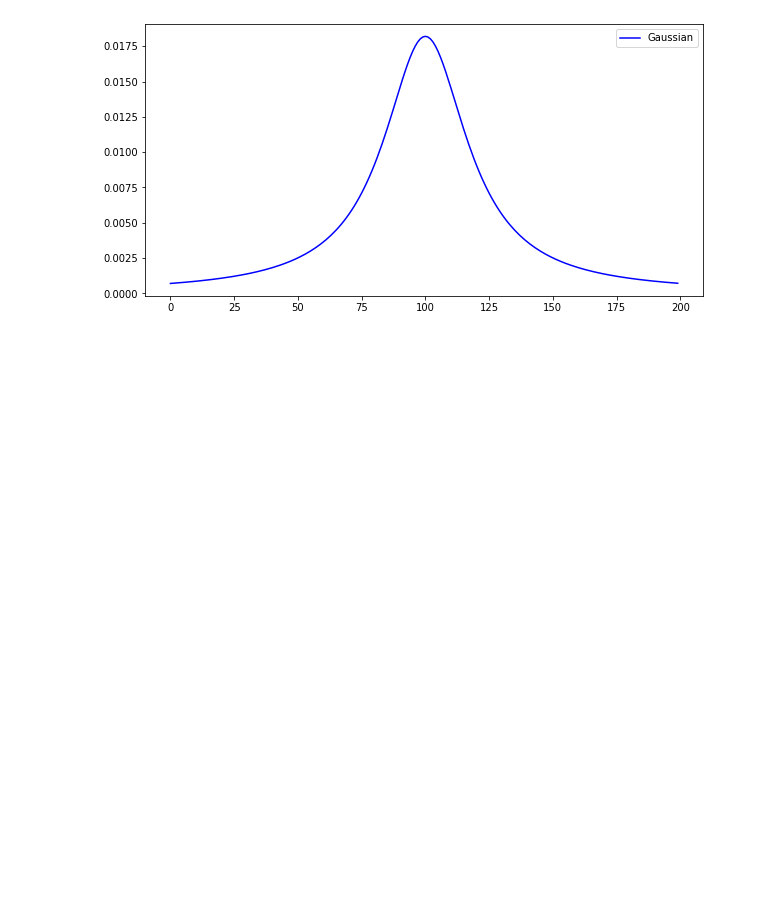
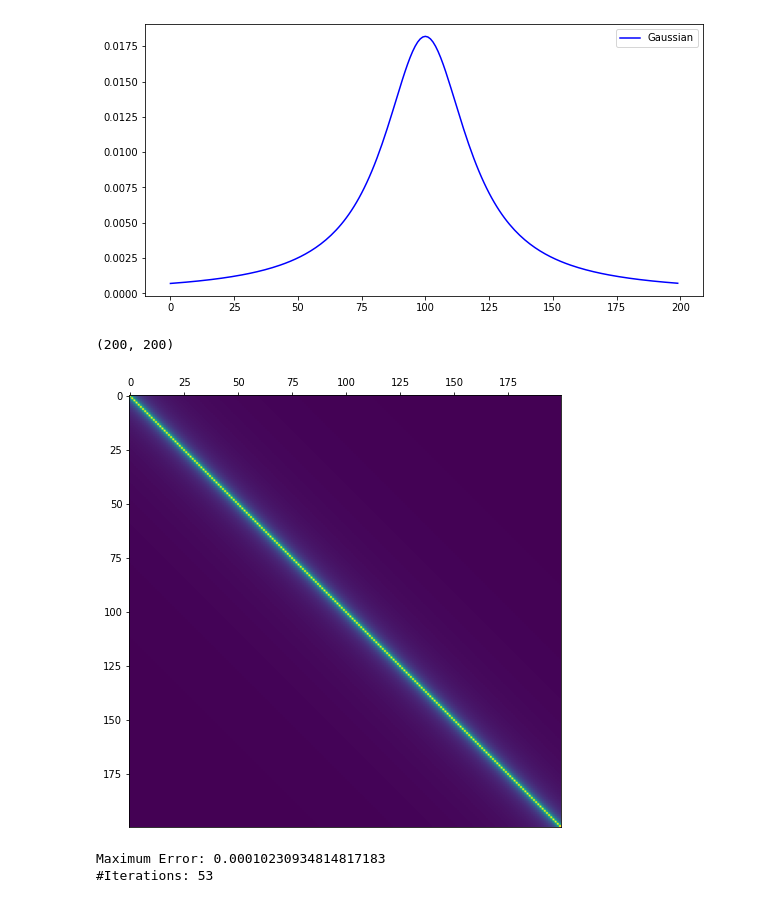
Before and after one commit to ramanakshay/Optimal-Transport, a Jupyter notebook: notebooks/dispersion_simulation.ipynb, the cells around one changed output. Saved outputs shown, nothing was run; the diff lists cells and outputs as text; code cells hidden in the pictures; blank space fills up the shorter version.

```diff
--- a/notebooks/dispersion_simulation.ipynb
+++ b/notebooks/dispersion_simulation.ipynb
@@ -363,10 +364,10 @@ def Lorentzian(size):
 n = 2
 size = 200
 
-B = np.empty((n,size), float)
+A = np.empty((n,size), float)
 # All marginals are the same
 for i in range(n):
-  B[i] = Lorentzian(size)
+  A[i] = Lorentzian(size)
 x = np.array([[i,] for i in range(size)]) # defining the space
 X = np.tile(x.T,(n,1))
 # %%
@@ -377,3 +378,11 @@ plt.legend()
 plt.show()
 # %% [output]
 [figure]
+# %%
+C = find_cost_tensor(X)
+print(C.shape)
+#Cm = np.sum(C,axis = (2))
+plot_matrix(C,x,x)
+# %% [output]
+(200, 200)
+[figure, added]
@@ -379,0 +391,8 @@ plt.show()
+# %%
+output=solver.auto_sinkhorn(1e-3,1e-4,initial="random")
+P = output[0]
+Ae = output[1]
+U=1e-3*np.log(Ae)
+# %% [output]
+Maximum Error: 0.00010230934814817183
+#Iterations: 53
```
Also changed, not shown: parts of 17 cells of this notebook.
